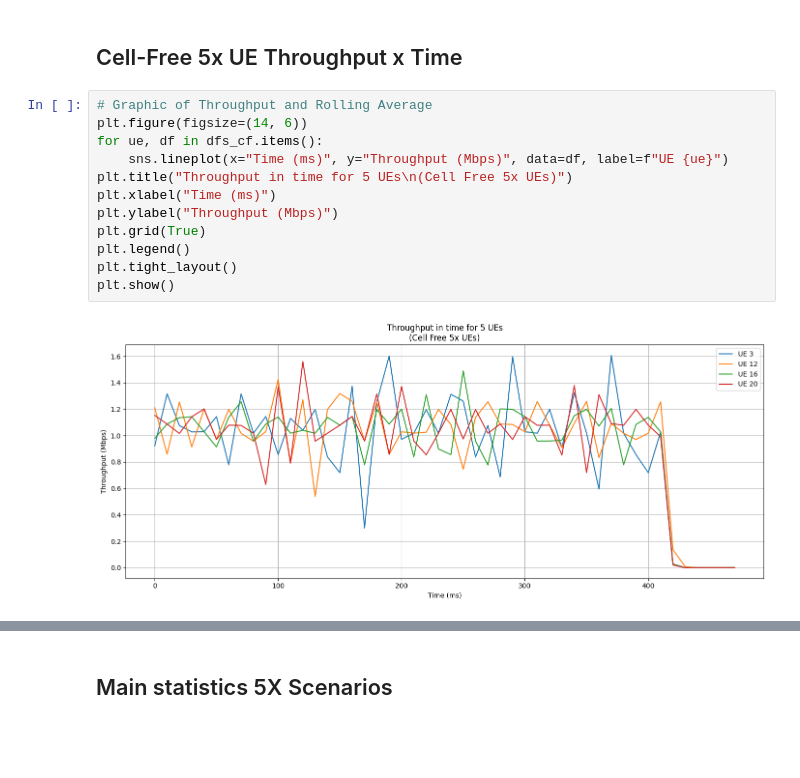
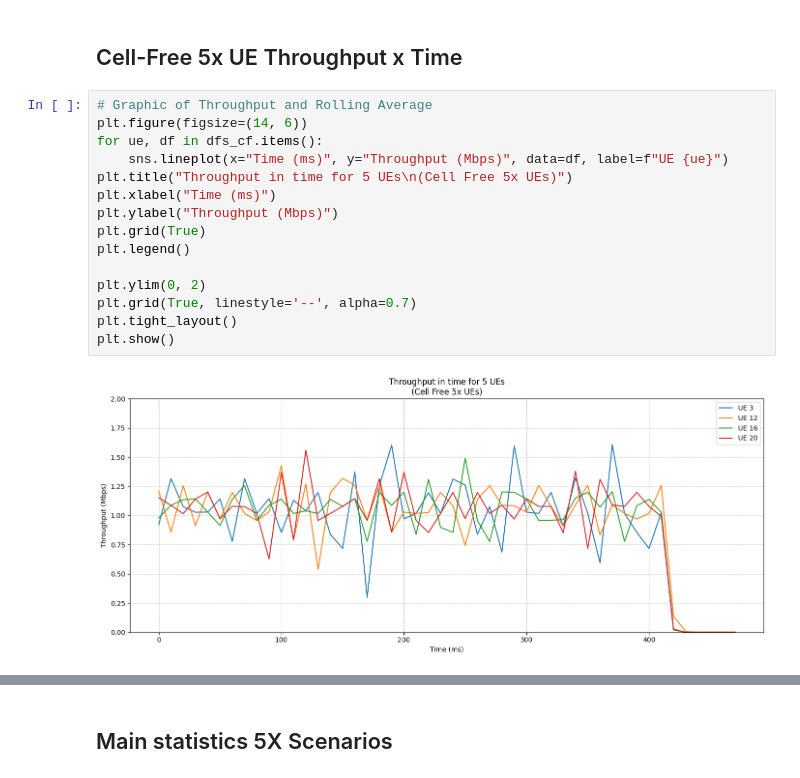
Before and after one commit to Surpr1se0/OAI-tests, a Jupyter notebook: scripts/5-ue-cb.ipynb, the cells around one changed output, grey strips where cells are left out. Saved outputs shown, nothing was run; the diff lists cells and outputs as text; blank space fills up the shorter version.

Commit message:
plotting from 0, same scale, fixed errors for scenario 5

```diff
--- a/scripts/5-ue-cb.ipynb
+++ b/scripts/5-ue-cb.ipynb
@@ -101,17 +107,20 @@ plt.show()
 # %%
 # Graphic of Throughput and Rolling Average
 plt.figure(figsize=(14, 6))
 for ue, df in dfs_cf.items():
     sns.lineplot(x="Time (ms)", y="Throughput (Mbps)", data=df, label=f"UE {ue}")
 plt.title("Throughput in time for 5 UEs\n(Cell Free 5x UEs)")
 plt.xlabel("Time (ms)")
 plt.ylabel("Throughput (Mbps)")
 plt.grid(True)
 plt.legend()
+
+plt.ylim(0, 2)
+plt.grid(True, linestyle='--', alpha=0.7)
 plt.tight_layout()
 plt.show()
 # %% [output]
-[figure, old version]
+[figure, new version]
 # %%
 # Graphic of Throughput and Rolling Average
 plt.figure(figsize=(14, 6))
```
Also changed, not shown: parts of 4 cells of this notebook.
